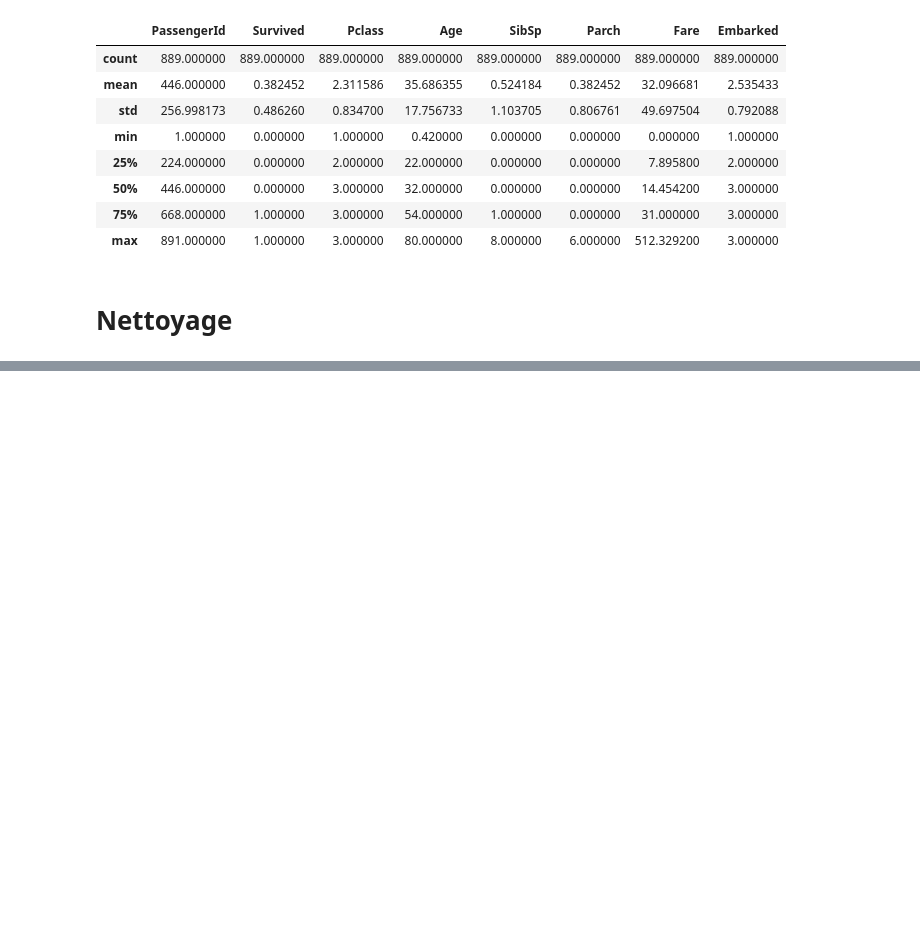
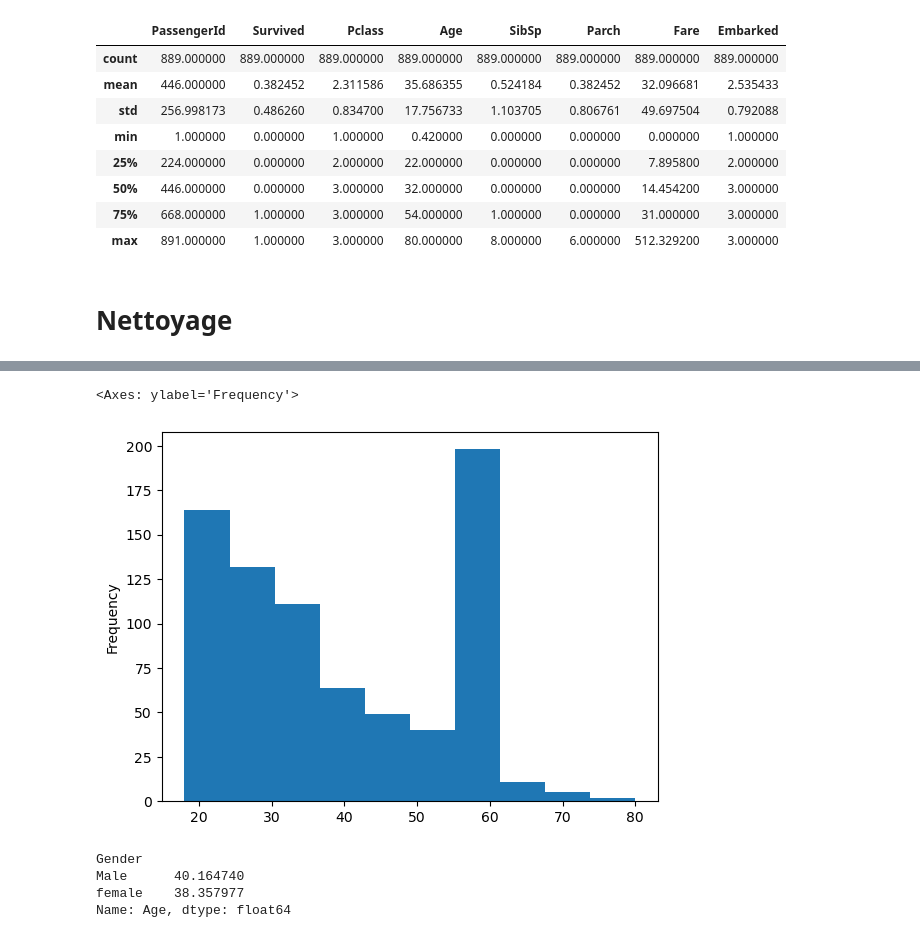
Before and after one commit to Hammilidi/DigiScia-Analyse-Des-Donnees, a Jupyter notebook: Analyse des donnees .ipynb, the cells around one changed output, grey strips where cells are left out. Drawn from its saved outputs; the diff is of its cells as text; code cells hidden in the pictures; blank space fills up the shorter version.

```diff
--- a/Analyse des donnees .ipynb
+++ b/Analyse des donnees .ipynb
@@ -195,0 +291,12 @@ df.describe()
+# %%
+df['Age'].plot.hist()
+# %% [output]
+<Axes: ylabel='Frequency'>
+[figure, added]
+# %%
+df.groupby(['Gender'])['Age'].mean()
+# %% [output]
+Gender
+Male      40.164740
+female    38.357977
+Name: Age, dtype: float64
```
Also changed, not shown: parts of 52 cells of this notebook.
